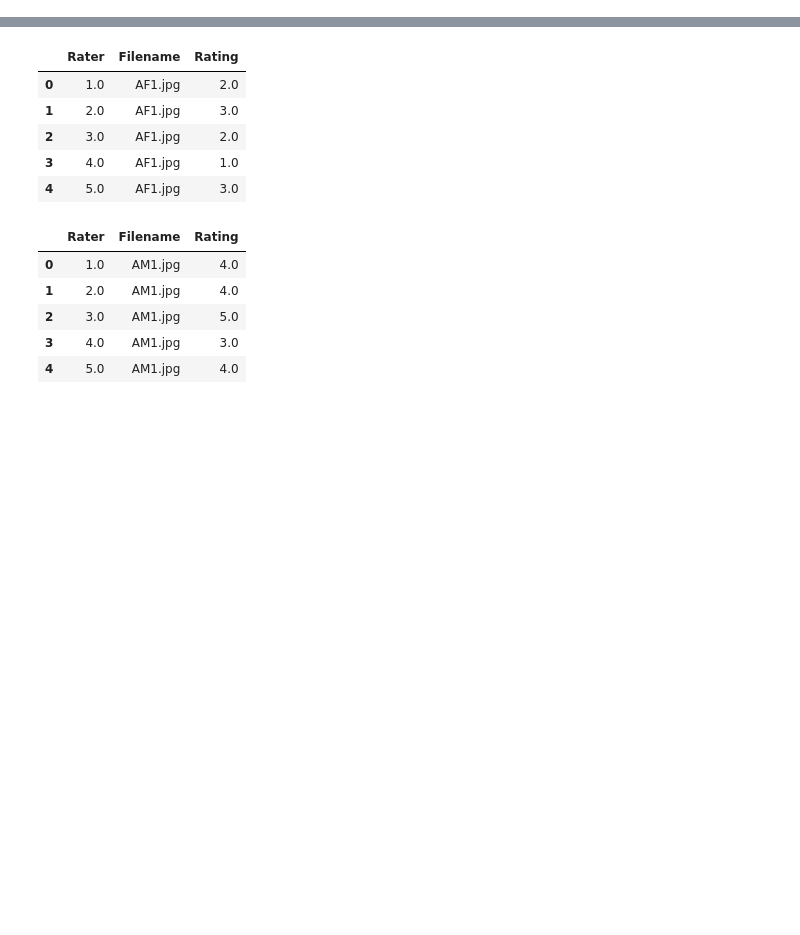
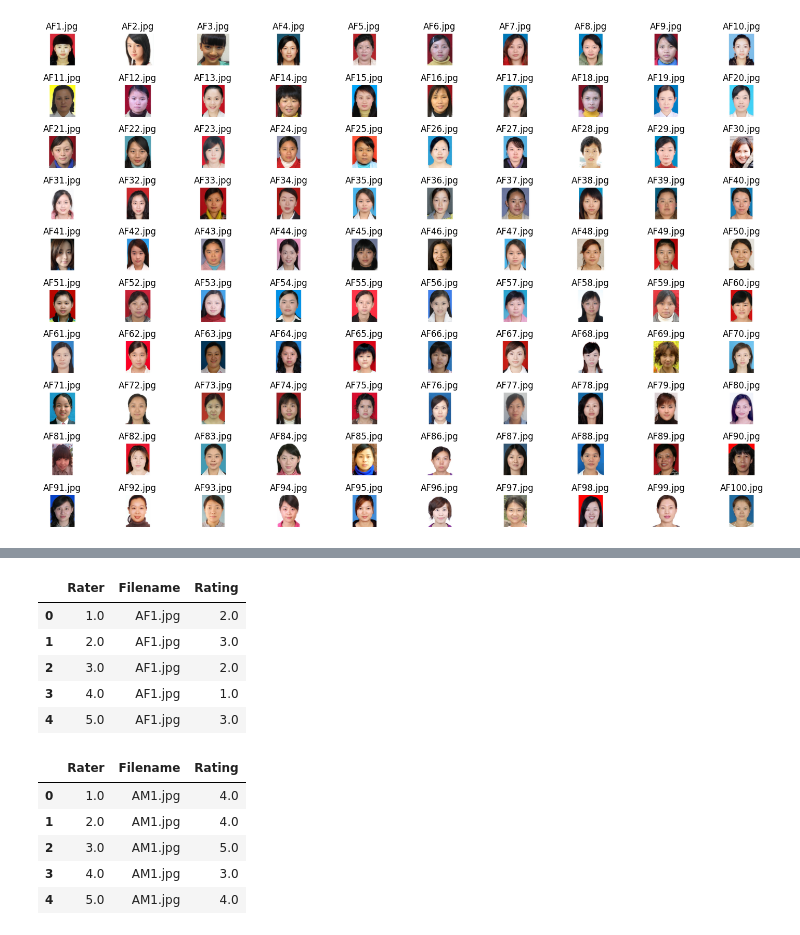
Before and after one commit to dheerajpreetsingh/APMLP, a Jupyter notebook: APMLP.ipynb, the cells around one changed output, grey strips where cells are left out. Cells and saved outputs as stored; diff of their text form; code cells hidden in the pictures; blank space fills up the shorter version.

Commit message:
Loaded Images Data

```diff
--- a/APMLP.ipynb
+++ b/APMLP.ipynb
@@ -16,0 +18,13 @@ Drive already mounted at /content/drive; to attempt to forcibly remount, call dr
+# %%
+fig , axs=plt.subplots(nrows=10,ncols=10,figsize=(15,10))
+axs=axs.flatten()
+for i in range(100):
+  filepath="/content/APMLP/Data_Images/"+"AF"+str(i+1)+".jpg"
+  img=Image.open(filepath)
+  axs[i].imshow(img)
+  axs[i].axis("Off")
+  axs[i].set_title("AF"+str(i+1)+".jpg")
+plt.tight_layout()
+plt.show()
+# %% [output]
+[figure, added]
```
Also changed, not shown: parts of 3 cells of this notebook.
